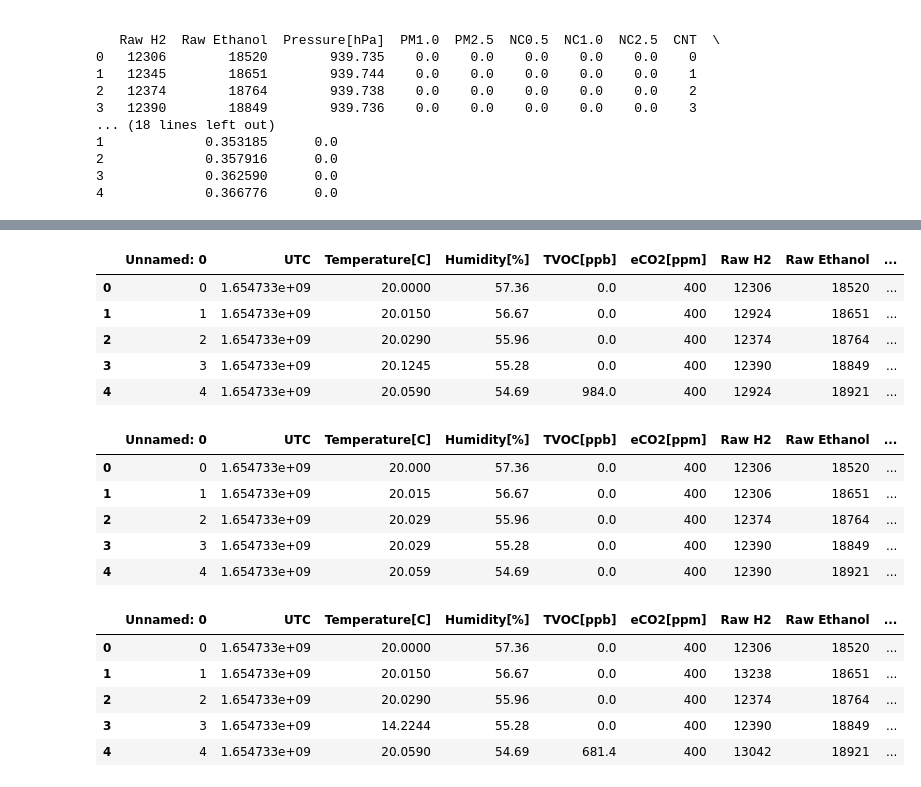
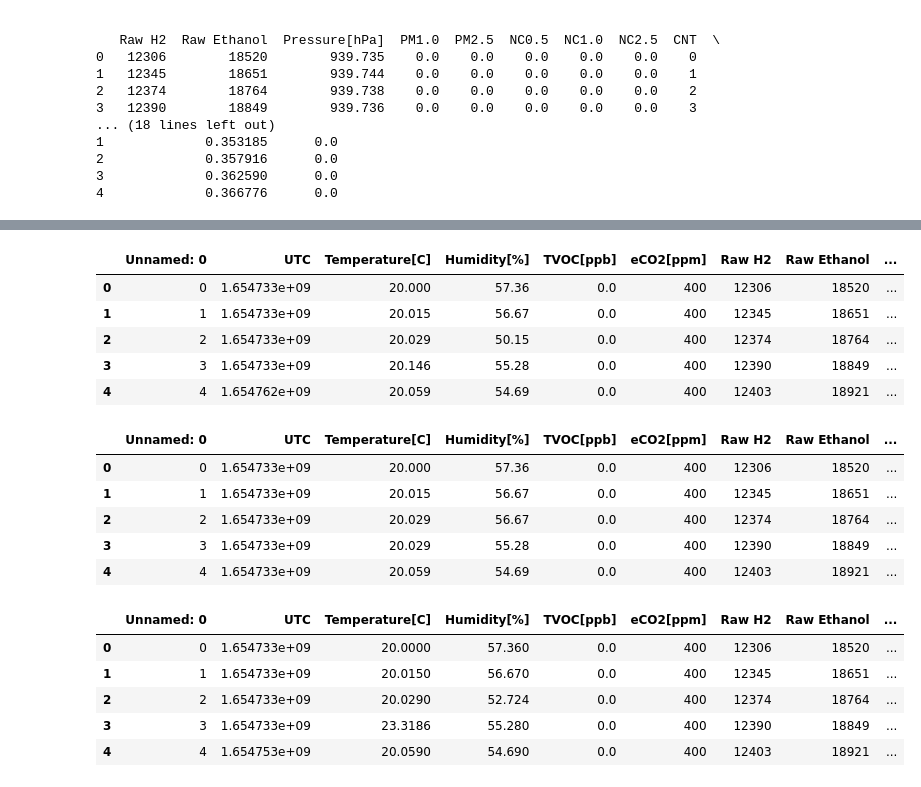
Before and after one commit to maciek102/ZMUM-project, a Jupyter notebook: ZMUM Projekt.ipynb, the cells around one changed output, grey strips where cells are left out. Drawn from its saved outputs; the diff is of its cells as text; code cells hidden in the pictures.

```diff
--- a/ZMUM Projekt.ipynb
+++ b/ZMUM Projekt.ipynb
@@ -214,27 +214,27 @@ data_with_nan.head()
 # %%
 # Uzupełnianie brakujących danych
 
 # Mediana
 data_median = data_with_nan.copy()
 numeric_cols = [c for c in data_median.columns if c not in ['Unnamed: 0', 'Fire Alarm']]
 
 # Uzupełniamy medianą
-medians = data_easy1[numeric_cols].median()
+medians = data_with_nan[numeric_cols].median()
 data_median[numeric_cols] = data_median[numeric_cols].fillna(medians)
 
 # rzutować kolumny int z powrotem na int
 for col in ['CNT', 'Raw H2', 'Raw Ethanol', 'eCO2[ppm]']:
     if col in data_median.columns:
         data_median[col] = data_median[col].astype(int)
 
 data_median.head()
 # %% [output]
 |  | Unnamed: 0 | UTC | Temperature[C] | Humidity[%] | TVOC[ppb] | eCO2[ppm] | Raw H2 | Raw Ethanol | ... |
-| 0 | 0 | 1.654733e+09 | 20.0000 | 57.36 | 0.0 | 400 | 12306 | 18520 | ... |
-| 1 | 1 | 1.654733e+09 | 20.0150 | 56.67 | 0.0 | 400 | 12924 | 18651 | ... |
-| 2 | 2 | 1.654733e+09 | 20.0290 | 55.96 | 0.0 | 400 | 12374 | 18764 | ... |
-| 3 | 3 | 1.654733e+09 | 20.1245 | 55.28 | 0.0 | 400 | 12390 | 18849 | ... |
-| 4 | 4 | 1.654733e+09 | 20.0590 | 54.69 | 984.0 | 400 | 12924 | 18921 | ... |
+| 0 | 0 | 1.654733e+09 | 20.000 | 57.36 | 0.0 | 400 | 12306 | 18520 | ... |
+| 1 | 1 | 1.654733e+09 | 20.015 | 56.67 | 0.0 | 400 | 12345 | 18651 | ... |
+| 2 | 2 | 1.654733e+09 | 20.029 | 50.15 | 0.0 | 400 | 12374 | 18764 | ... |
+| 3 | 3 | 1.654733e+09 | 20.146 | 55.28 | 0.0 | 400 | 12390 | 18849 | ... |
+| 4 | 4 | 1.654762e+09 | 20.059 | 54.69 | 0.0 | 400 | 12403 | 18921 | ... |
 # %%
 data_fb_fill = data_with_nan.copy()
 
@@ -250,10 +250,10 @@ data_fb_fill.head()
 # %% [output]
 |  | Unnamed: 0 | UTC | Temperature[C] | Humidity[%] | TVOC[ppb] | eCO2[ppm] | Raw H2 | Raw Ethanol | ... |
 | 0 | 0 | 1.654733e+09 | 20.000 | 57.36 | 0.0 | 400 | 12306 | 18520 | ... |
-| 1 | 1 | 1.654733e+09 | 20.015 | 56.67 | 0.0 | 400 | 12306 | 18651 | ... |
-| 2 | 2 | 1.654733e+09 | 20.029 | 55.96 | 0.0 | 400 | 12374 | 18764 | ... |
+| 1 | 1 | 1.654733e+09 | 20.015 | 56.67 | 0.0 | 400 | 12345 | 18651 | ... |
+| 2 | 2 | 1.654733e+09 | 20.029 | 56.67 | 0.0 | 400 | 12374 | 18764 | ... |
 | 3 | 3 | 1.654733e+09 | 20.029 | 55.28 | 0.0 | 400 | 12390 | 18849 | ... |
-| 4 | 4 | 1.654733e+09 | 20.059 | 54.69 | 0.0 | 400 | 12390 | 18921 | ... |
+| 4 | 4 | 1.654733e+09 | 20.059 | 54.69 | 0.0 | 400 | 12403 | 18921 | ... |
 # %%
 from sklearn.impute import KNNImputer
 
@@ -266,14 +266,14 @@ imputer = KNNImputer(n_neighbors=5)
 data_knn[num_cols] = imputer.fit_transform(data_knn[num_cols])
 
 for col in ['CNT', 'Raw H2', 'Raw Ethanol', 'eCO2[ppm]']:
-    if col in data_hard.columns:
+    if col in data_knn.columns:
         data_knn[col] = data_knn[col].round().astype(int)
 
 data_knn.head()
 # %% [output]
 |  | Unnamed: 0 | UTC | Temperature[C] | Humidity[%] | TVOC[ppb] | eCO2[ppm] | Raw H2 | Raw Ethanol | ... |
-| 0 | 0 | 1.654733e+09 | 20.0000 | 57.36 | 0.0 | 400 | 12306 | 18520 | ... |
-| 1 | 1 | 1.654733e+09 | 20.0150 | 56.67 | 0.0 | 400 | 13238 | 18651 | ... |
-| 2 | 2 | 1.654733e+09 | 20.0290 | 55.96 | 0.0 | 400 | 12374 | 18764 | ... |
-| 3 | 3 | 1.654733e+09 | 14.2244 | 55.28 | 0.0 | 400 | 12390 | 18849 | ... |
-| 4 | 4 | 1.654733e+09 | 20.0590 | 54.69 | 681.4 | 400 | 13042 | 18921 | ... |
+| 0 | 0 | 1.654733e+09 | 20.0000 | 57.360 | 0.0 | 400 | 12306 | 18520 | ... |
+| 1 | 1 | 1.654733e+09 | 20.0150 | 56.670 | 0.0 | 400 | 12345 | 18651 | ... |
+| 2 | 2 | 1.654733e+09 | 20.0290 | 52.724 | 0.0 | 400 | 12374 | 18764 | ... |
+| 3 | 3 | 1.654733e+09 | 23.3186 | 55.280 | 0.0 | 400 | 12390 | 18849 | ... |
+| 4 | 4 | 1.654753e+09 | 20.0590 | 54.690 | 0.0 | 400 | 12403 | 18921 | ... |
```
Also changed, not shown: parts of 9 cells of this notebook, 1 other file.
